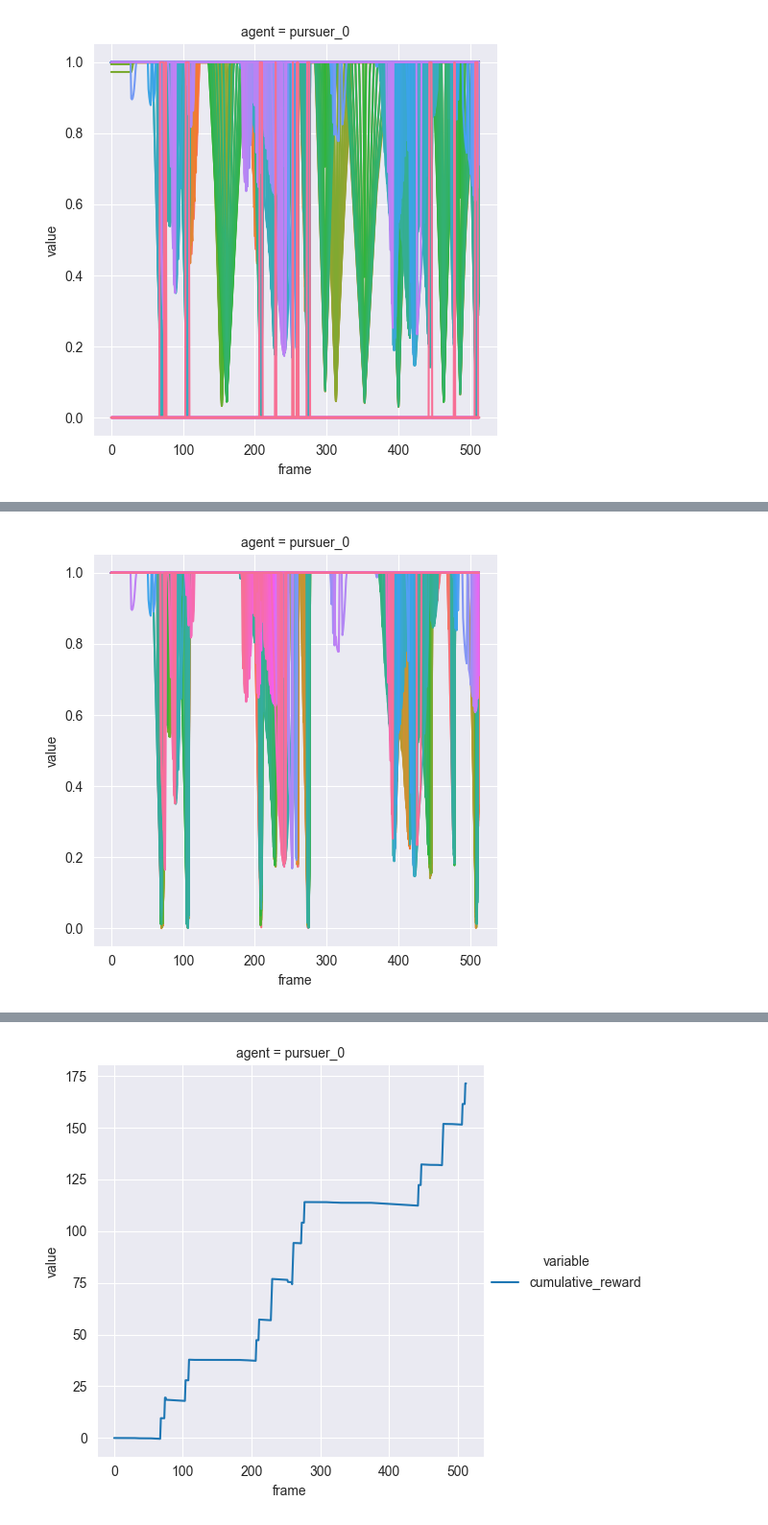
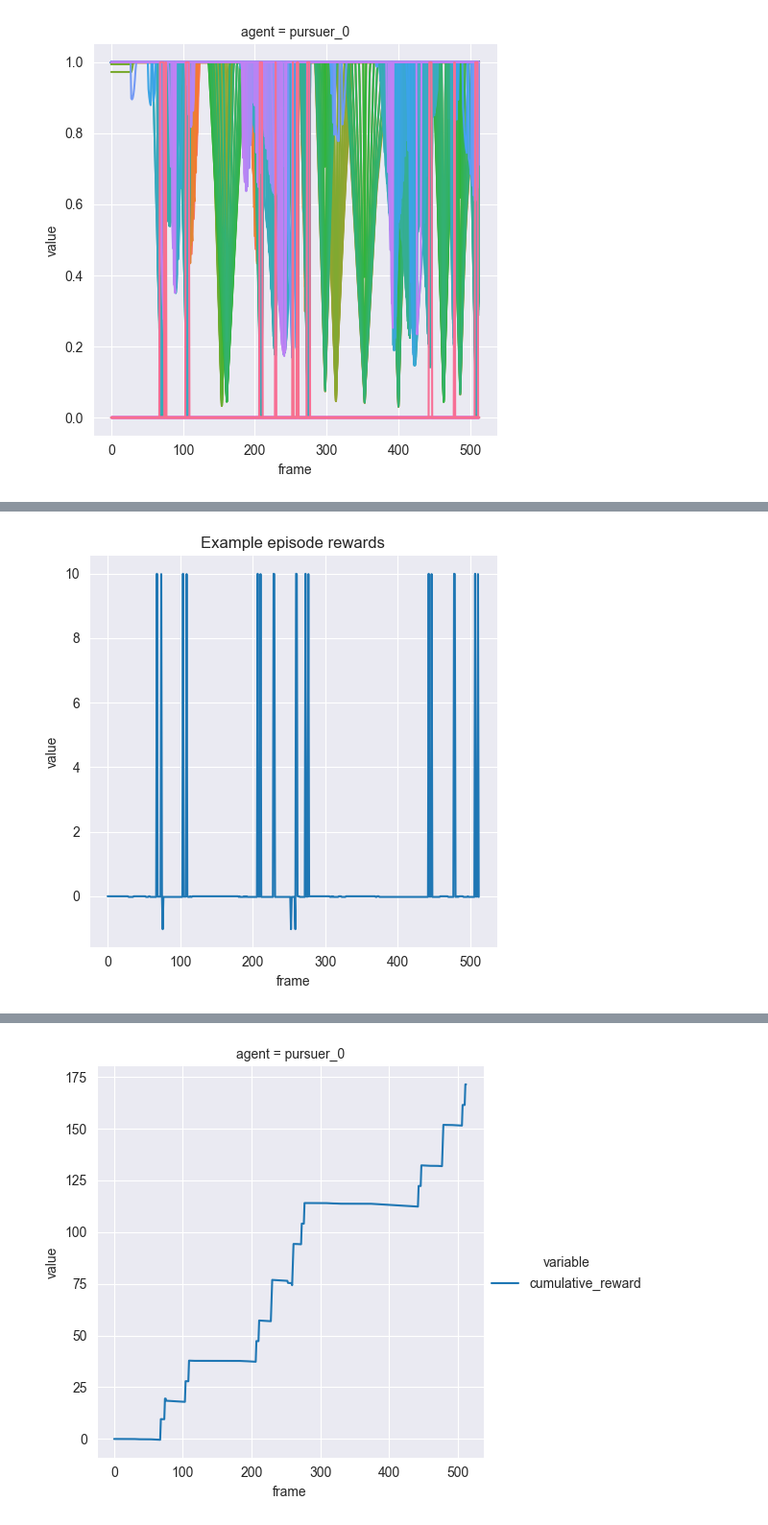
Before and after one commit to TheMikeste1/CS6640-Waterworld, a Jupyter notebook: graph_episode.ipynb, the cells around one changed output, grey strips where cells are left out. Shown at 96% size. Drawn from its saved outputs; the diff is of its cells as text; code cells hidden in the pictures.

```diff
--- a/graph_episode.ipynb
+++ b/graph_episode.ipynb
@@ -206,11 +300,18 @@ g = sns.relplot(
 # %%
-target_cols = set(filter(lambda c: c.startswith("distance_food") or c.startswith("distance_poison"), df_run.columns))
+target_cols = ["reward"]
 to_plot = df_plot[df_plot["variable"].isin(target_cols)]
-g = sns.relplot(x="frame", y="value", col="agent", hue="variable",
-            data=to_plot,
-            kind="line", legend="brief" if len(target_cols) <= 10 else False
+g = sns.relplot(
+    x="frame",
+    y="value",
+    col="agent",
+    hue="variable",
+    data=to_plot,
+    kind="line",
+    legend=None,
 )
+g.set(title="Example episode rewards")
+g.figure.savefig("example-episode-rewards.eps", format="eps")
 # %% [output]
-[figure, old version]
+[figure, new version]
 # %%
 if create_gifs:
```
Also changed, not shown: parts of 13 cells of this notebook.
